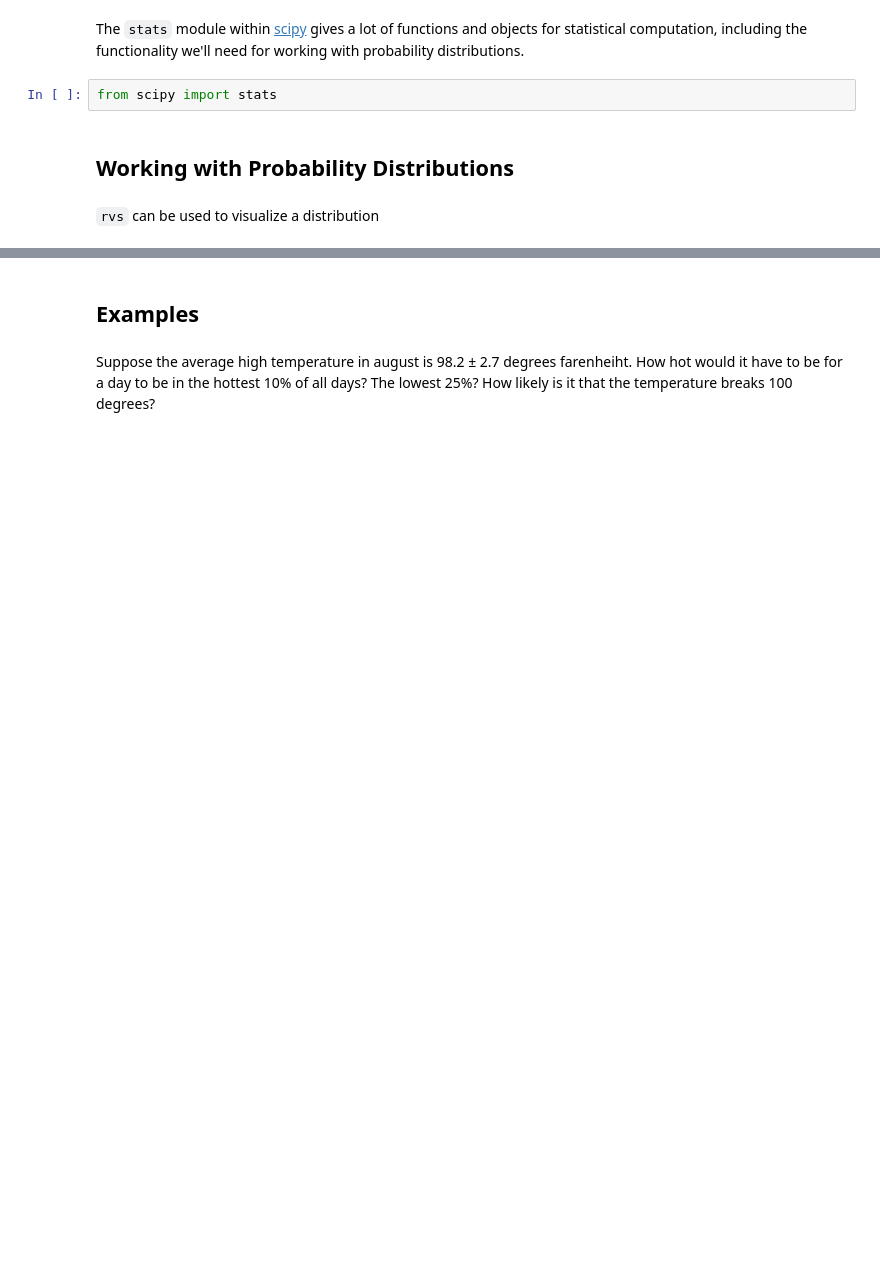
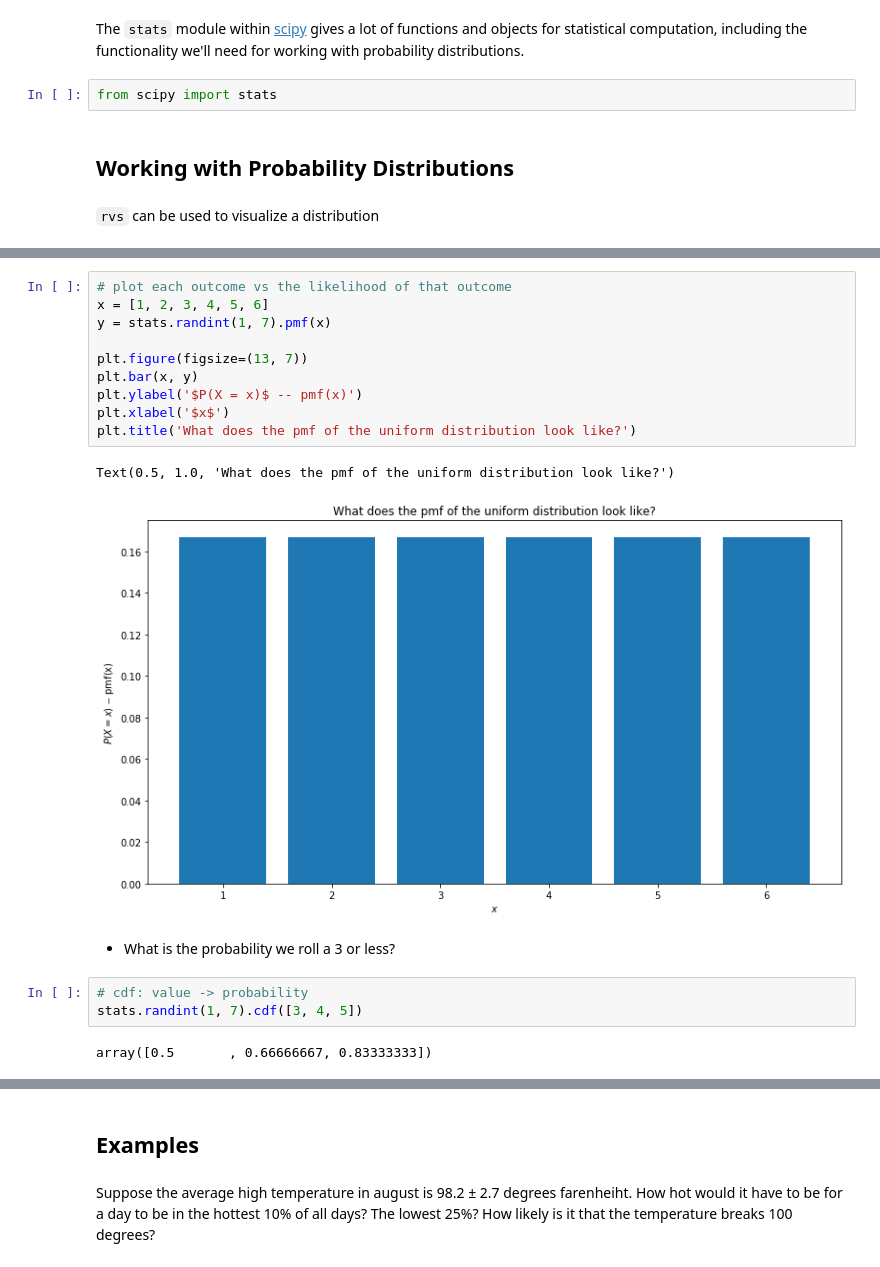
Before and after one commit to CodeupClassroom/darden-statistics-exercises, a Jupyter notebook: probability_distributions_lesson.ipynb, the cells around one changed output, grey strips where cells are left out. Cells and saved outputs as stored; diff of their text form; blank space fills up the shorter version.

```diff
--- a/probability_distributions_lesson.ipynb
+++ b/probability_distributions_lesson.ipynb
@@ -58,0 +76,20 @@ Demo: using distribution methods
+# %%
+# plot each outcome vs the likelihood of that outcome
+x = [1, 2, 3, 4, 5, 6]
+y = stats.randint(1, 7).pmf(x)
+
+plt.figure(figsize=(13, 7))
+plt.bar(x, y)
+plt.ylabel('$P(X = x)$ -- pmf(x)')
+plt.xlabel('$x$')
+plt.title('What does the pmf of the uniform distribution look like?')
+# %% [output]
+Text(0.5, 1.0, 'What does the pmf of the uniform distribution look like?')
+[figure, added]
+# %% [markdown]
+- What is the probability we roll a 3 or less?
+# %%
+# cdf: value -> probability
+stats.randint(1, 7).cdf([3, 4, 5])
+# %% [output]
+array([0.5       , 0.66666667, 0.83333333])
```
Also changed, not shown: parts of 30 cells of this notebook.
